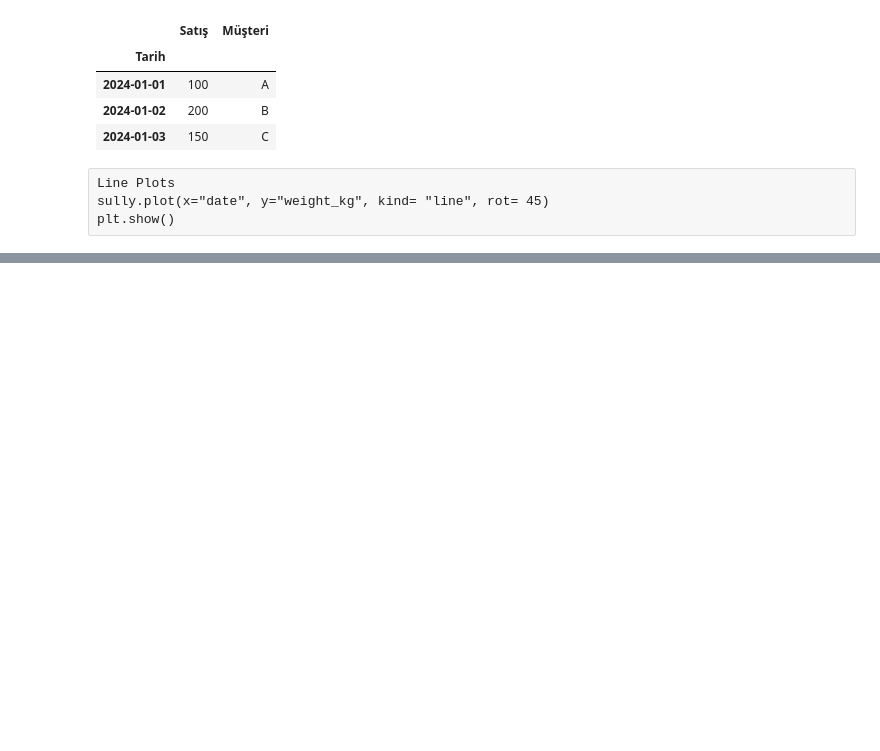
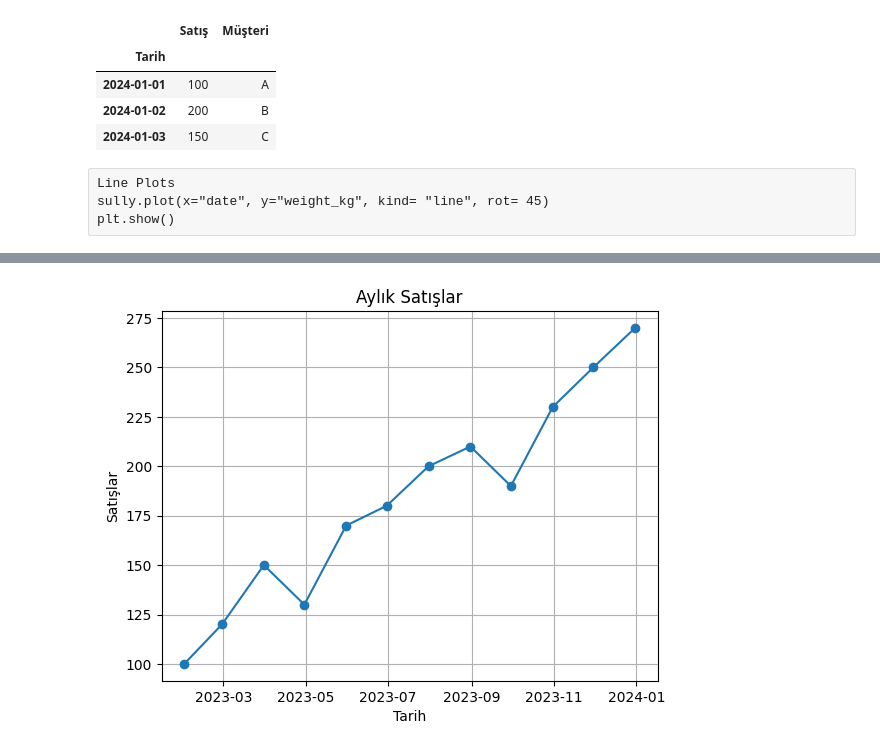
Before and after one commit to fatihsavaskurt/python-personal-wb, a Jupyter notebook: Pandas.ipynb, the cells around one changed output, grey strips where cells are left out. Drawn from its saved outputs; the diff is of its cells as text; code cells hidden in the pictures; blank space fills up the shorter version.

```diff
--- a/Pandas.ipynb
+++ b/Pandas.ipynb
@@ -418,0 +520,19 @@ print(taxi_own_veh['fuel_type'].value_counts())
+# %%
+import pandas as pd
+import matplotlib.pyplot as plt
+
+# Örnek veri seti oluşturma
+data = {'Tarih': pd.date_range(start='2023-01-01', periods=12, freq='M'),
+        'Satışlar': [100, 120, 150, 130, 170, 180, 200, 210, 190, 230, 250, 270]}
+
+df = pd.DataFrame(data)
+
+# Zaman serisini çizme
+plt.plot(df['Tarih'], df['Satışlar'], marker='o')
+plt.title("Aylık Satışlar")
+plt.xlabel("Tarih")
+plt.ylabel("Satışlar")
+plt.grid()
+plt.show()
+# %% [output]
+[figure, added]
```
Also changed, not shown: parts of 18 cells of this notebook.
